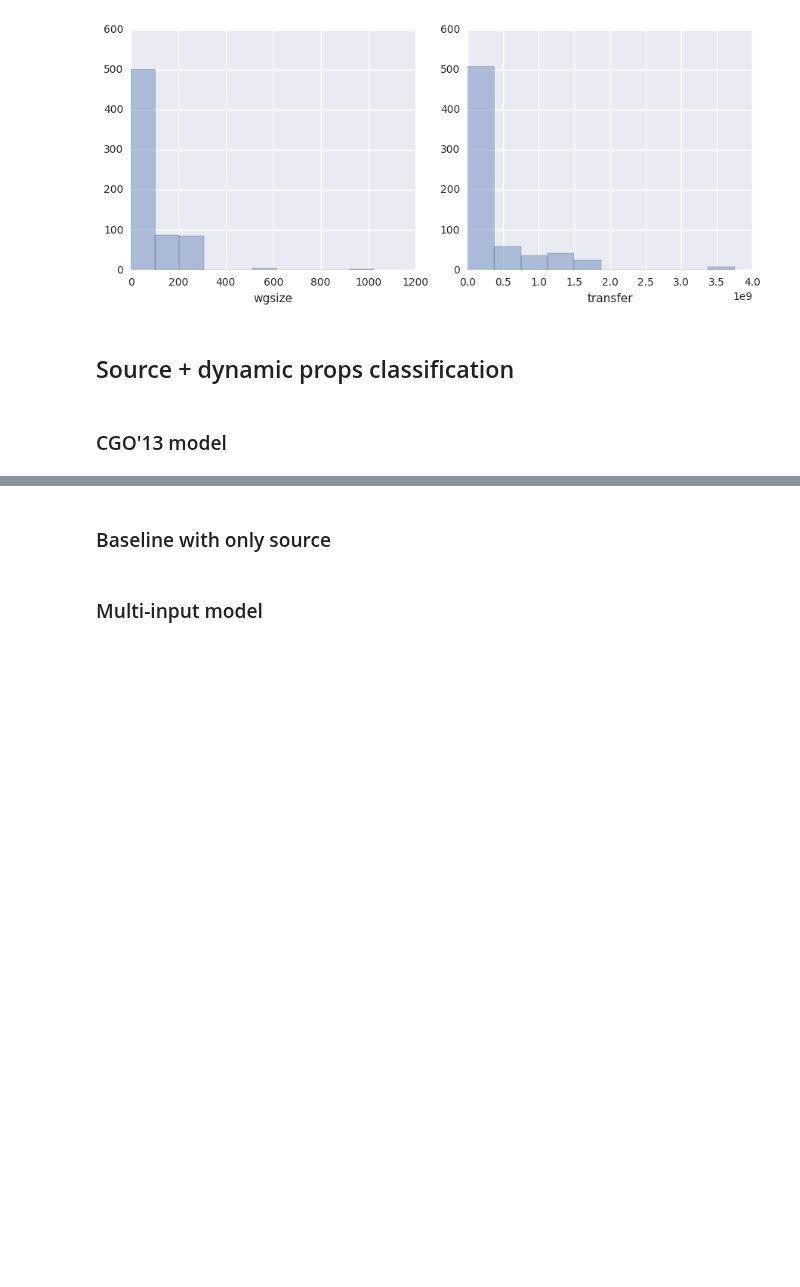
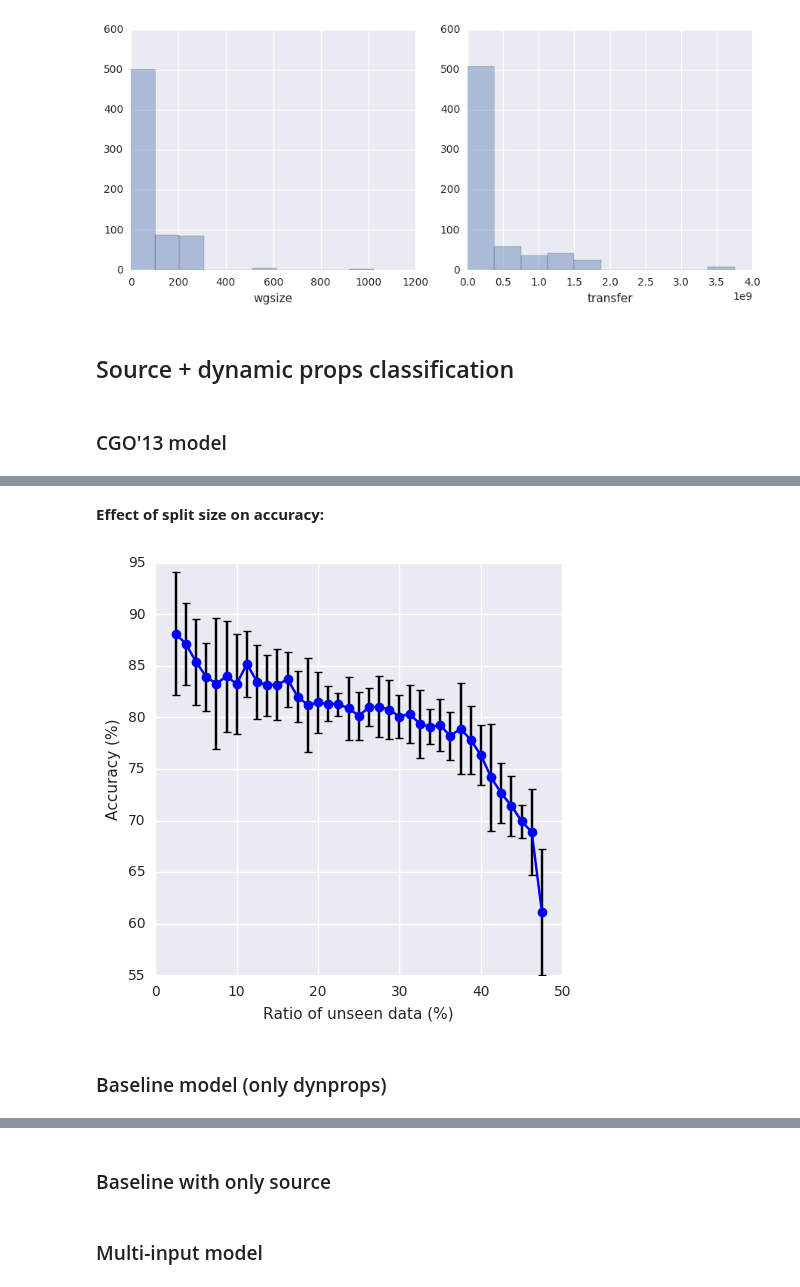
Before and after one commit to ChrisCummins/phd, a Jupyter notebook: lab/clgen/Classification.ipynb, the cells around one changed output, grey strips where cells are left out. Drawn from its saved outputs; the diff is of its cells as text; code cells hidden in the pictures; blank space fills up the shorter version.

```diff
--- a/lab/clgen/Classification.ipynb
+++ b/lab/clgen/Classification.ipynb
@@ -316,0 +484,15 @@ Accuracy on test data: 83.45%
+# %%
+def create_model(*args, seed=None, **kwargs):
+    np.random.seed(seed)
+    return DecisionTreeClassifier(random_state=seed, splitter="best", criterion="entropy")
+
+def train_fn(model, train, validation, seed, *args, **kwargs):
+    np.random.seed(seed)
+    model.fit(train["x_2"], train["y"])
+    return {}
+
+def test_fn(model, test, *args, seed=None, **kwargs):
+    np.random.seed(seed)
+    return model.predict(test["x_2"])
+
+results = evaluate(create_model, train_fn, test_fn, split=(.6, .2, .2), seed=204, n=10)
@@ -316,0 +517,26 @@ Accuracy on test data: 83.45%
+# %% [markdown]
+**Effect of split size on accuracy:**
+# %%
+%%capture
+splits = [(x, (1-x)/2, (1-x)/2) for x in np.arange(0.05,.975,0.025)]
+results = list(zip(
+    splits, [evaluate(create_model, train_fn, test_fn, split=split, seed=204, n=10) for split in splits]))
+# %%
+# TODO:
+# y = [np.array([x["accuracy"] * 100 for x in r[1][1]]) for r in results]
+# sns.tsplot(data=y)
+
+x = [r[0][2] * 100 for r in results]
+y = [np.array([x["accuracy"] * 100 for x in r[1][1]]).mean() for r in results]
+err = [np.array([x["accuracy"] * 100 for x in r[1][1]]).std() for r in results]
+plt.plot(x, y, color="b")
+plt.errorbar(x, y, yerr=err, color="b", fmt='o', ecolor='k', capthick=1)
+
+plt.xlabel("Ratio of unseen data (%)")
+plt.ylabel("Accuracy (%)")
+
+viz.finalise(figsize=(5, 5))
+# %% [output]
+[figure, added]
+# %% [markdown]
+### Baseline model (only dynprops)
```
Also changed, not shown: parts of 31 cells of this notebook.
